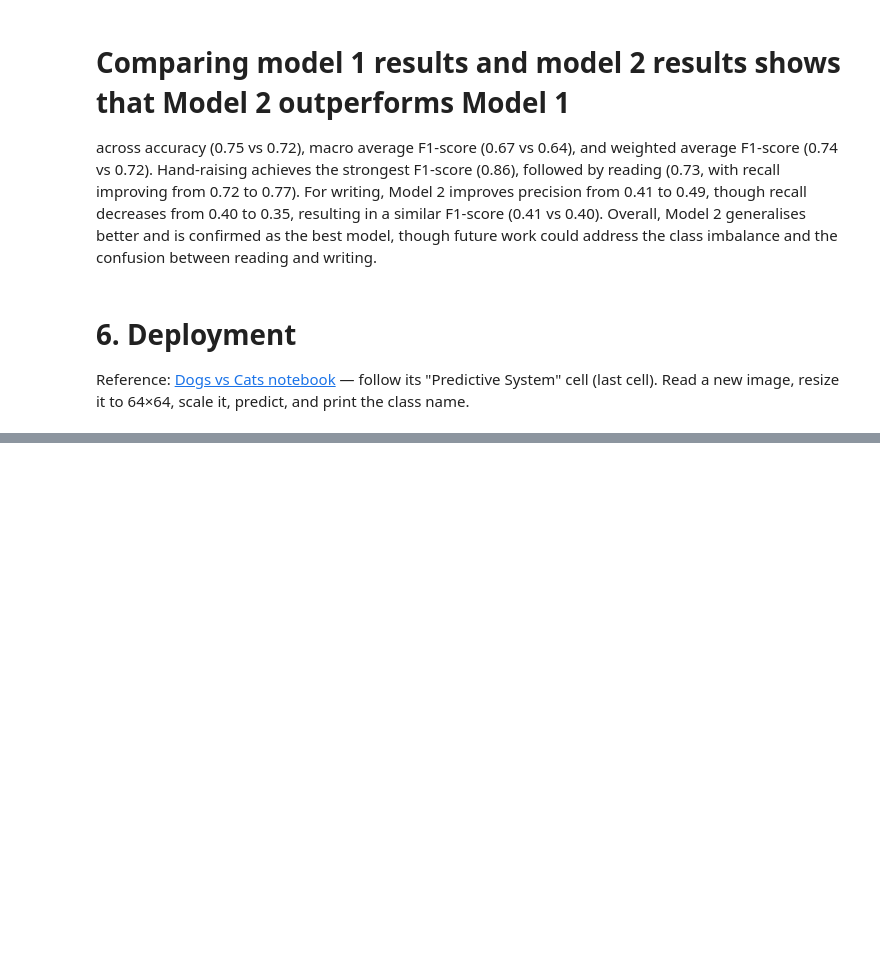
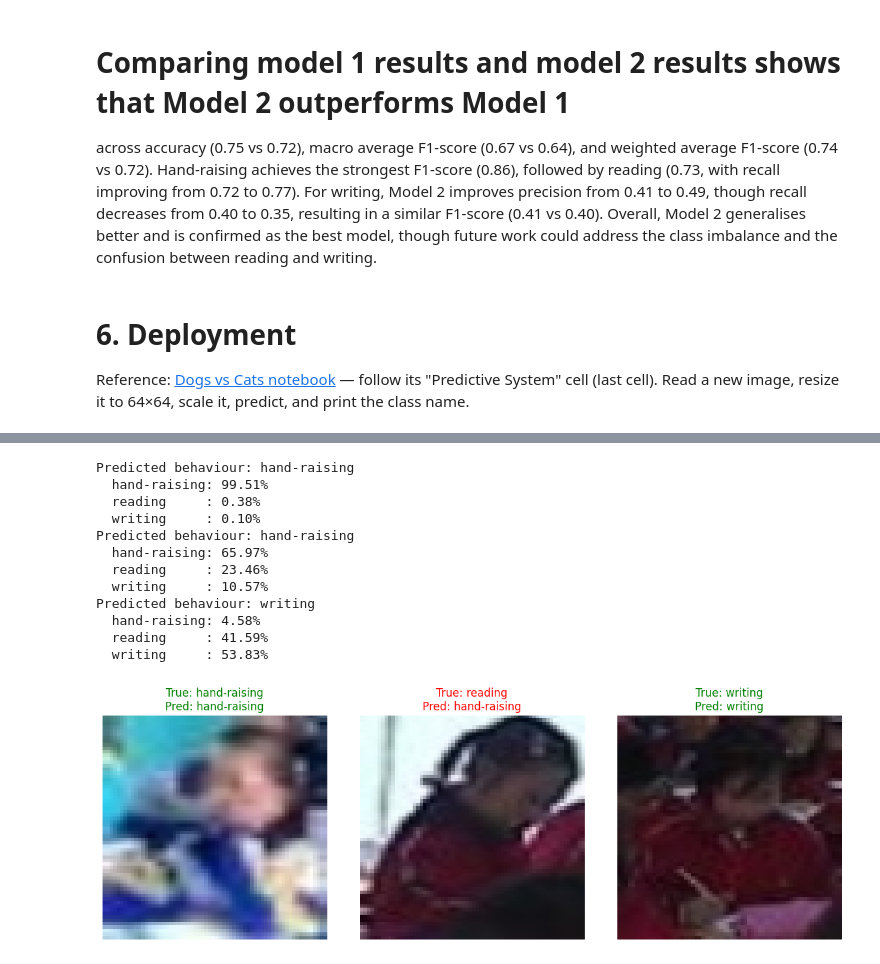
Before and after one commit to MajedMMH/Student-Behaviour-CNN, a Jupyter notebook: Student_Behaviour_CNN.ipynb, the cells around one changed output, grey strips where cells are left out. Saved outputs shown, nothing was run; the diff lists cells and outputs as text; code cells hidden in the pictures; blank space fills up the shorter version.

```diff
--- a/Student_Behaviour_CNN.ipynb
+++ b/Student_Behaviour_CNN.ipynb
@@ -443,3 +443,10 @@ across accuracy (0.75 vs 0.72), macro average F1-score (0.67 vs 0.64), and weigh
 # 6. Deployment
 Reference: [Dogs vs Cats notebook](https://colab.research.google.com/drive/1ltb3NNJZvbMNHej17tDSdC-uYWI6izKF) — follow its "Predictive System" cell (last cell).
 Read a new image, resize it to 64×64, scale it, predict, and print the class name.
+# %%
+best_model.save('student_behaviour_model.keras')
+
+deploy_model = keras.models.load_model('student_behaviour_model.keras')
+
+_, reload_acc = deploy_model.evaluate(X_test_scaled, y_test, verbose=0)
+print(f"Model saved and reloaded successfully | test accuracy: {reload_acc:.2%}")
@@ -445,0 +458,46 @@ Read a new image, resize it to 64×64, scale it, predict, and print the class na
+# %%
+def predict_student_behaviour(img_path, model=deploy_model):
+    img = cv2.imread(str(img_path))                  # same loader used in training
+    img = cv2.resize(img, (64, 64))                  # same input size used in training
+    img_scaled = img / 255.0                         # same scaling used in training
+    img_input = np.expand_dims(img_scaled, axis=0)
+
+    probs = model.predict(img_input, verbose=0)[0]
+    class_idx = int(np.argmax(probs))
+
+    print(f"Predicted behaviour: {classes[class_idx]}")
+    for name, p in zip(classes, probs):
+        print(f"  {name:12s}: {p:.2%}")
+    return classes[class_idx], probs
+# %%
+# Try the predictive system on one sample image per class
+sample_images = {
+    'hand-raising': hand_raising_images[200],
+    'reading': reading_images[200],
+    'writing': writing_images[200],
+}
+
+fig, axes = plt.subplots(1, 3, figsize=(12, 4))
+for ax, (true_label, img_path) in zip(axes, sample_images.items()):
+    predicted, probs = predict_student_behaviour(img_path)
+    img = cv2.cvtColor(cv2.imread(str(img_path)), cv2.COLOR_BGR2RGB)
+    ax.imshow(cv2.resize(img, (64, 64)))
+    color = 'green' if predicted == true_label else 'red'
+    ax.set_title(f"True: {true_label}\nPred: {predicted}", color=color)
+    ax.axis('off')
+plt.tight_layout()
+plt.show()
+# %% [output]
+Predicted behaviour: hand-raising
+  hand-raising: 99.51%
+  reading     : 0.38%
+  writing     : 0.10%
+Predicted behaviour: hand-raising
+  hand-raising: 65.97%
+  reading     : 23.46%
+  writing     : 10.57%
+Predicted behaviour: writing
+  hand-raising: 4.58%
+  reading     : 41.59%
+  writing     : 53.83%
+[figure, added]
```
Also changed, not shown: parts of 4 cells of this notebook.
